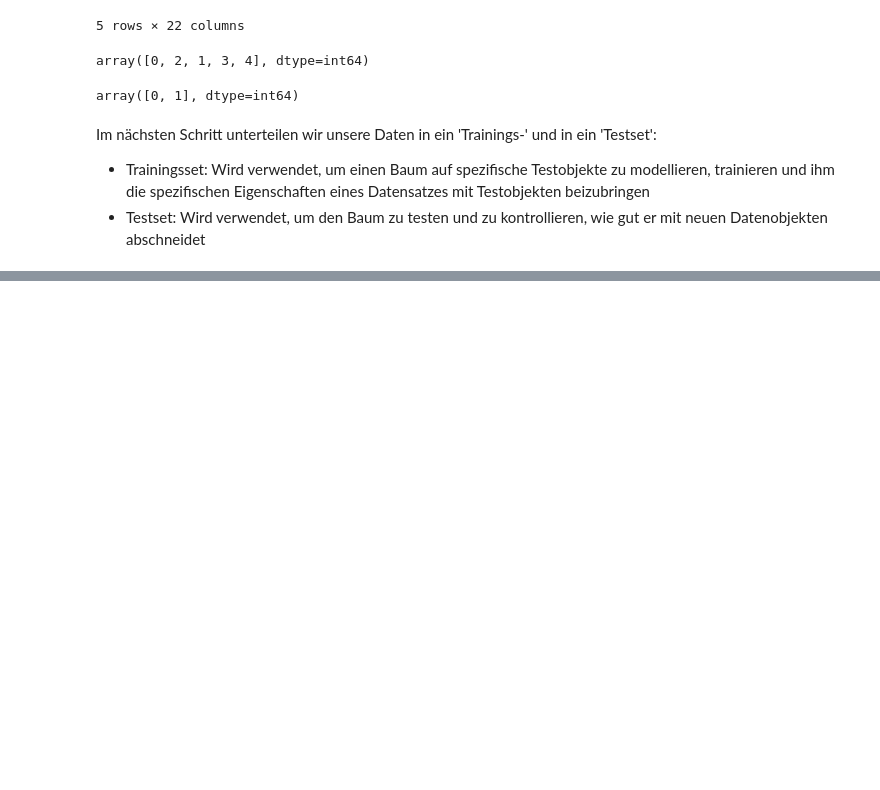
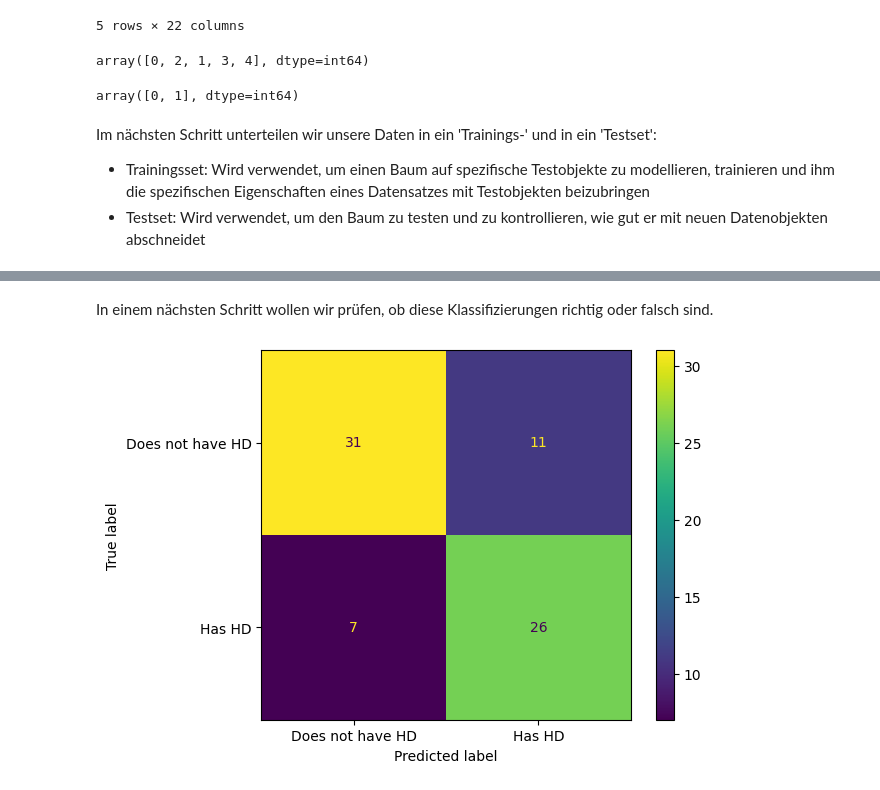
Before and after one commit to alles-grob/dc-jupyter-notebook-g, a Jupyter notebook: demo.ipynb, the cells around one changed output, grey strips where cells are left out. Saved outputs shown, nothing was run; the diff lists cells and outputs as text; code cells hidden in the pictures; blank space fills up the shorter version.

```diff
--- a/demo.ipynb
+++ b/demo.ipynb
@@ -677,0 +462,22 @@ Interpretation:
+# %% [markdown]
+In einem nächsten Schritt wollen wir prüfen, ob diese Klassifizierungen richtig oder falsch sind.
+# %%
+# confusion_matrix() bietet uns eine Möglichkeit für so eine Prüfung
+# 'y_true' -> Liste der korrekten Klassifizierungen
+cm = confusion_matrix(y_true=y_test,
+                      # 'y_pred' -> Liste der vogenommenen Klassifizierungen
+                      y_pred=predictions,
+                      # 'labels' -> Klassen von clf_dt mitgeben
+                      labels=clf_dt_e.classes_)
+
+# ConfusionMatrixDisplay() ist eine Möglichkeit die Confusion-Matrix 'cm' zu visualisieren
+# 'confusion_matrix' -> Confusion-Matrix die visualisiert werden soll
+disp = ConfusionMatrixDisplay(confusion_matrix=cm,
+                              # 'display_labels' -> welche Labels sollen auf der Visualisierung dargestellt werden
+                              display_labels=['Does not have HD', 'Has HD'])
+# .plot() plotet die Visualisierung
+disp.plot()
+# plt.show() zeigt den Plot auf dem Bildschirm an
+plt.show()
+# %% [output]
+[figure, added]
```
Also changed, not shown: parts of 138 cells of this notebook, 2 other files.
